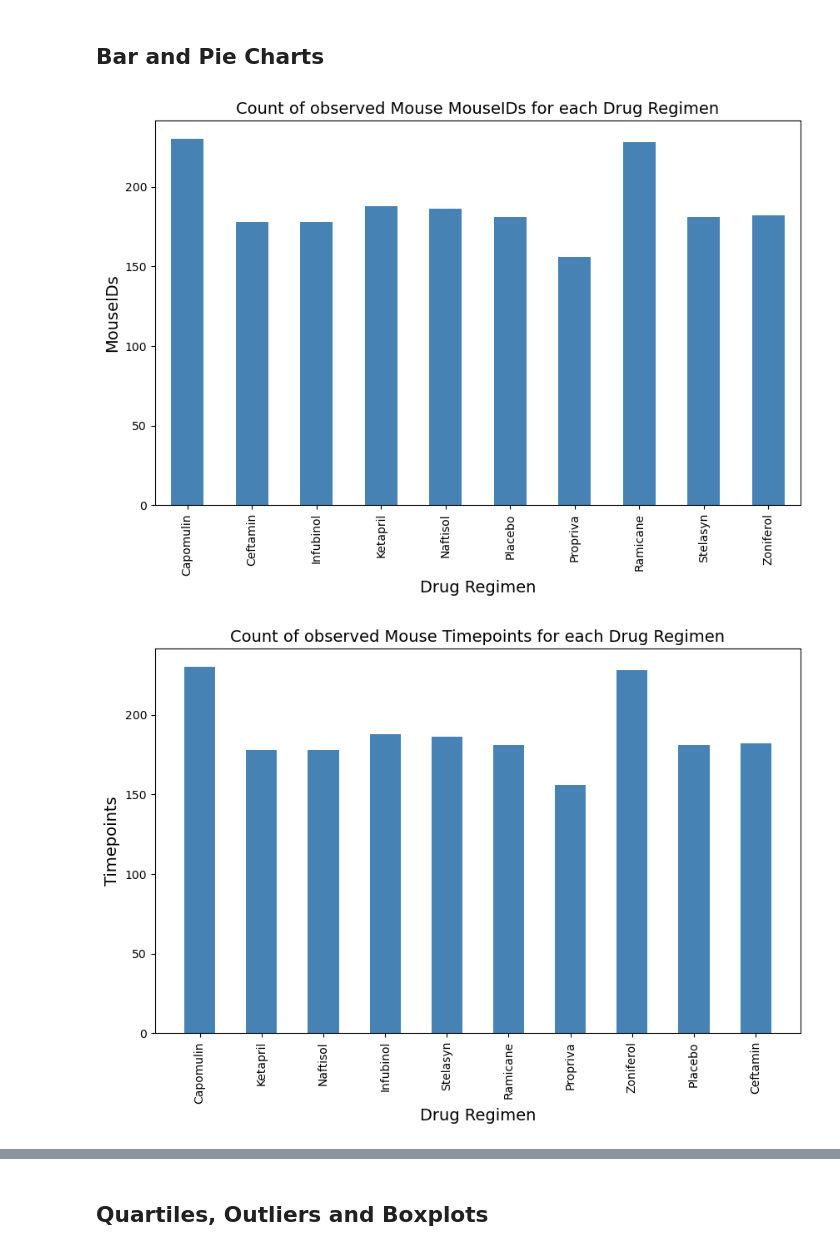
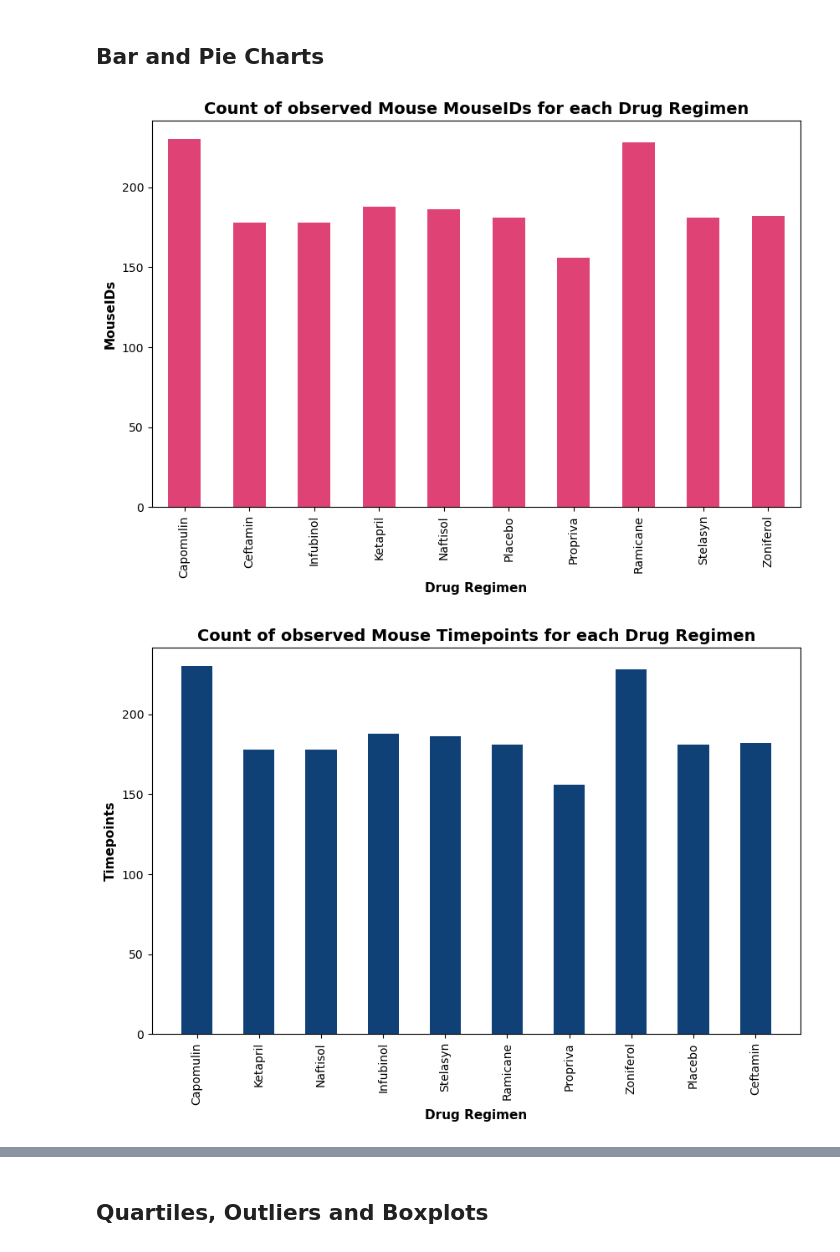
Before and after one commit to Saurabh-Lakhanpal/matplotlib-challenge, a Jupyter notebook: Pymaceuticals/pymaceuticals_solution.ipynb, the cells around one changed output, grey strips where cells are left out. Saved outputs shown, nothing was run; the diff lists cells and outputs as text; code cells hidden in the pictures.

```diff
--- a/Pymaceuticals/pymaceuticals_solution.ipynb
+++ b/Pymaceuticals/pymaceuticals_solution.ipynb
@@ -198,18 +205,18 @@ drug_regimen_agg
 # %%
 # Generate a bar plot showing the total number of rows Mouse ID for each drug regimen using Pandas.
 
 drug_regimen_mouseID_count = mouse_Study_Data_clean.groupby(["Drug Regimen"])["Mouse ID"].count()
 
-bar_plot = drug_regimen_mouseID_count.plot(kind="bar", color="#4682B4", figsize=(10, 6))
+bar_plot = drug_regimen_mouseID_count.plot(kind="bar", color="#DF4375", figsize=(10, 6))
 
-plt.title("Count of observed Mouse MouseIDs for each Drug Regimen",fontsize=14)
+plt.title("Count of observed Mouse MouseIDs for each Drug Regimen",fontsize=14,fontweight='bold')
 
-plt.xlabel("Drug Regimen", fontsize=14)
-plt.ylabel("MouseIDs", fontsize=14)
+plt.xlabel("Drug Regimen", fontsize=11,fontweight='bold')
+plt.ylabel("MouseIDs", fontsize=11,fontweight='bold')
 
 plt.show()
 # %% [output]
-[figure, old version]
+[figure, new version]
 # %%
 # Generate a bar plot showing the total number of rows Timepoints for each drug regimen using pyplot.
 
@@ -222,17 +229,17 @@ x_axis = mouse_Study_Data_clean["Drug Regimen"].unique()
 
 fig1, ax1 = plt.subplots(figsize=(10, 6))
 
-plt.bar(x_axis,drug_regimen_timepoint_count, color='#4682B4', width=0.5)
+plt.bar(x_axis,drug_regimen_timepoint_count, color='#104176', width=0.5)
 
 
 plt.xticks(rotation='vertical')
-plt.title("Count of observed Mouse Timepoints for each Drug Regimen",fontsize=14)
-plt.xlabel("Drug Regimen", fontsize=14)
-plt.ylabel("Timepoints", fontsize=14)
+plt.title("Count of observed Mouse Timepoints for each Drug Regimen",fontsize=14,fontweight='bold')
+plt.xlabel("Drug Regimen", fontsize=11,fontweight='bold')
+plt.ylabel("Timepoints", fontsize=11,fontweight='bold')
 
 plt.show()
 # %% [output]
-[figure, old version]
+[figure, new version]
 # %%
 # Generate a pie chart, using Pandas, showing the distribution of unique female versus male mice used in the study
 
```
Also changed, not shown: parts of 20 cells of this notebook, 2 other files.
